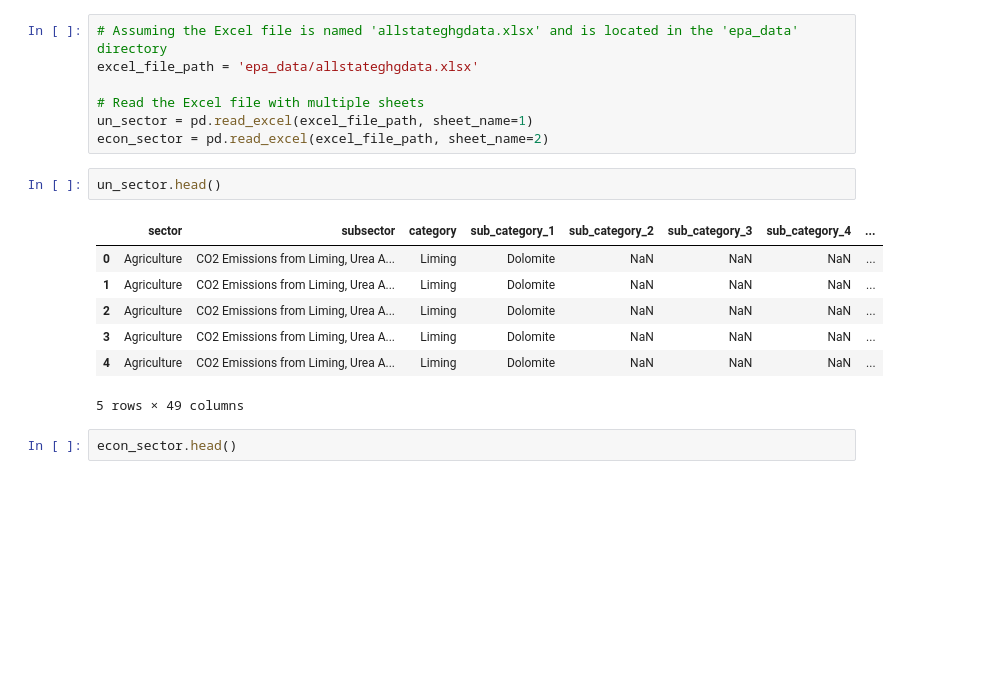
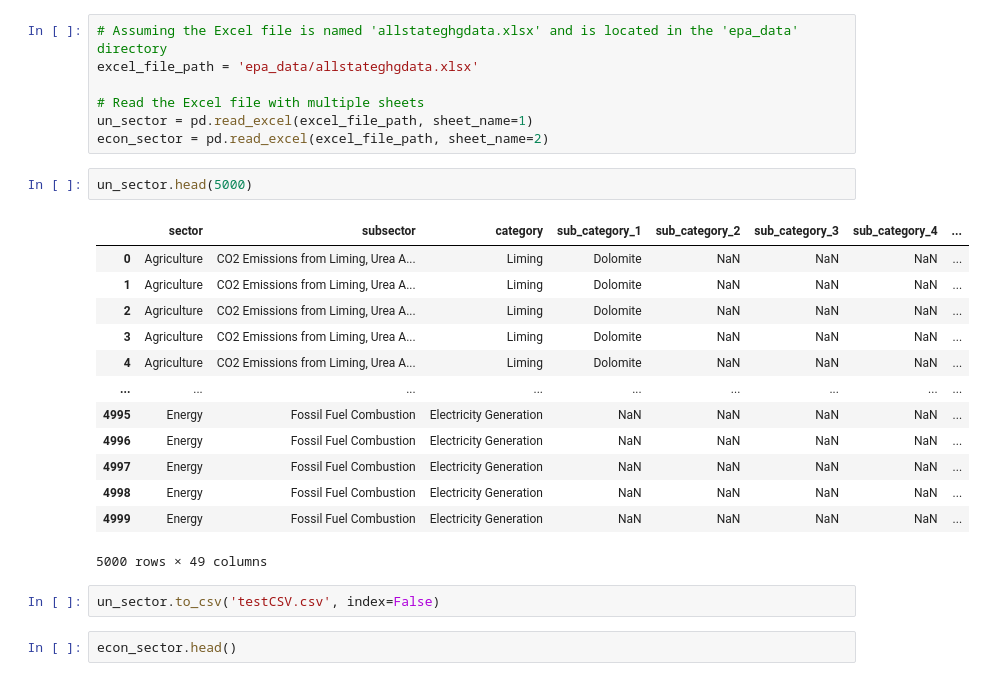
Before and after one commit to matthewchan02/Python_Proj, a Jupyter notebook: state_emission.ipynb, the cells around one changed output. Saved outputs shown, nothing was run; the diff lists cells and outputs as text; blank space fills up the shorter version.

```diff
--- a/state_emission.ipynb
+++ b/state_emission.ipynb
@@ -50,15 +46,23 @@ excel_file_path = 'epa_data/allstateghgdata.xlsx'
 un_sector = pd.read_excel(excel_file_path, sheet_name=1)
 econ_sector = pd.read_excel(excel_file_path, sheet_name=2)
 # %%
-un_sector.head()
+un_sector.head(5000)
 # %% [output]
 |  | sector | subsector | category | sub_category_1 | sub_category_2 | sub_category_3 | sub_category_4 | ... |
 | 0 | Agriculture | CO2 Emissions from Liming, Urea A... | Liming | Dolomite | NaN | NaN | NaN | ... |
 | 1 | Agriculture | CO2 Emissions from Liming, Urea A... | Liming | Dolomite | NaN | NaN | NaN | ... |
 | 2 | Agriculture | CO2 Emissions from Liming, Urea A... | Liming | Dolomite | NaN | NaN | NaN | ... |
 | 3 | Agriculture | CO2 Emissions from Liming, Urea A... | Liming | Dolomite | NaN | NaN | NaN | ... |
 | 4 | Agriculture | CO2 Emissions from Liming, Urea A... | Liming | Dolomite | NaN | NaN | NaN | ... |
+| ... | ... | ... | ... | ... | ... | ... | ... | ... |
+| 4995 | Energy | Fossil Fuel Combustion | Electricity Generation | NaN | NaN | NaN | NaN | ... |
+| 4996 | Energy | Fossil Fuel Combustion | Electricity Generation | NaN | NaN | NaN | NaN | ... |
+| 4997 | Energy | Fossil Fuel Combustion | Electricity Generation | NaN | NaN | NaN | NaN | ... |
+| 4998 | Energy | Fossil Fuel Combustion | Electricity Generation | NaN | NaN | NaN | NaN | ... |
+| 4999 | Energy | Fossil Fuel Combustion | Electricity Generation | NaN | NaN | NaN | NaN | ... |
-5 rows × 49 columns
+5000 rows × 49 columns
+# %%
+un_sector.to_csv('testCSV.csv', index=False)
 # %%
 econ_sector.head()
 # %% [output]
```
Also changed, not shown: parts of 20 cells of this notebook, 2 other files.
